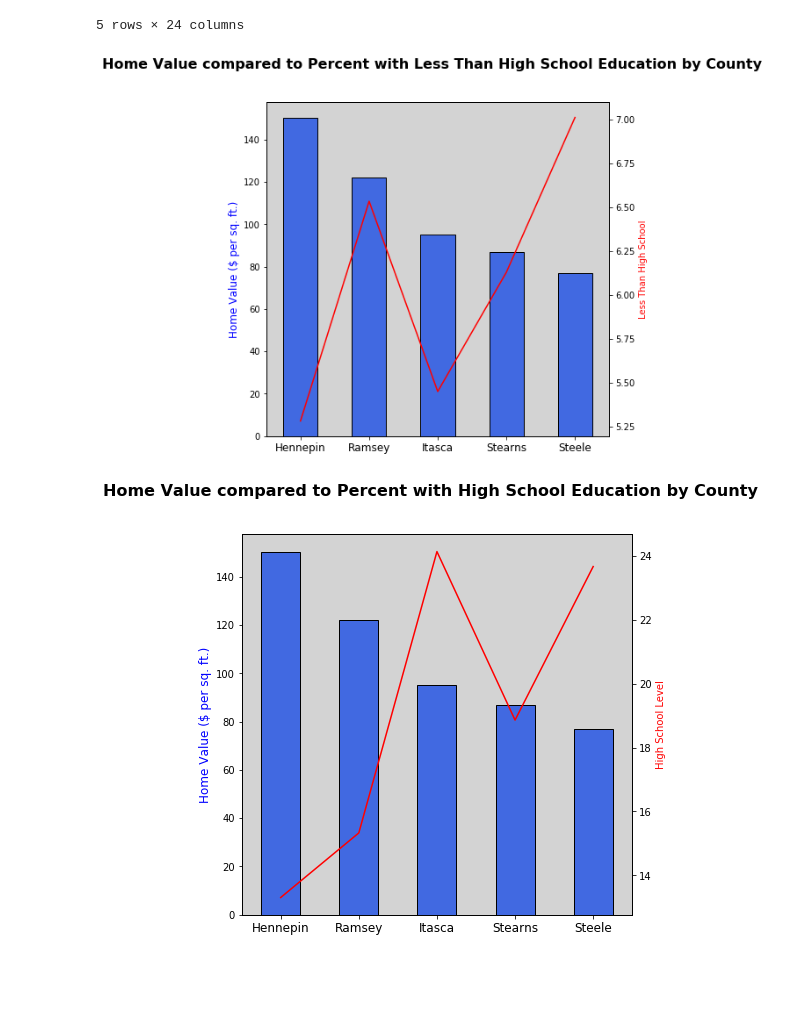
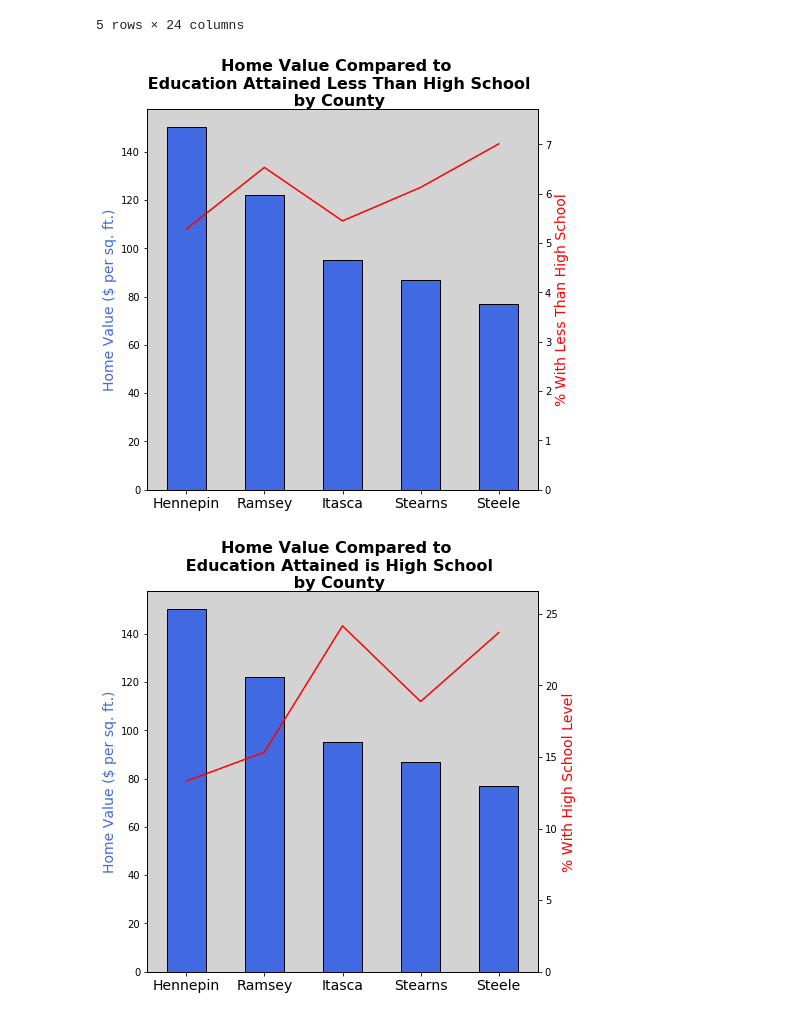
Before and after one commit to pogomike/project-one, a Jupyter notebook: Population_Poverty_Income_Education.ipynb, the cells around one changed output. Cells and saved outputs as stored; diff of their text form; code cells hidden in the pictures; blank space fills up the shorter version.

Commit message:
fixed scale on plots

```diff
--- a/Population_Poverty_Income_Education.ipynb
+++ b/Population_Poverty_Income_Education.ipynb
@@ -28,7 +28,7 @@ merge_df
 | 3 | 2010 | Stearns | 87 | 147927.0 |
 | 4 | 2010 | Steele | 77 | 36434.0 |
 # %%
-def myplot(plot_df,compare_val,big_title,x_title,left_y_title,right_y_title,outfile):
+def myplot(plot_df,compare_val,big_title,x_title,left_y_title,right_y_title,outfile,max_val):
     '''
           plot home-value(bar graph) with compare_val (line plot) against county
 
@@ -50,14 +50,14 @@ def myplot(plot_df,compare_val,big_title,x_title,left_y_title,right_y_title,outf
                                                           #set shared values
     x_axis=np.arange(0,len(home_val_df["County"]))
     ax1.set_xticks(x_axis)
-    ax1.set_xticklabels(merge_df["County"],fontsize=12,rotation=0)
+    ax1.set_xticklabels(merge_df["County"],fontsize=14,rotation=0)
     ax1.set_xlim(-.5, len(home_val_df["County"])-0.5)
 
     ax1.set_facecolor('lightgrey')                           #background
     #ax1.grid(color='white')
-
-    plt.ylabel(right_y_title,color='red')                      #set y axis titles
-    ax1.set_ylabel(left_y_title,color='blue',fontsize=12)
+    plt.ylim(0,max_val+max_val/10)
+    plt.ylabel(right_y_title,color='red',fontsize=14)                      #set y axis titles
+    ax1.set_ylabel(left_y_title,color='royalblue',fontsize=14)
     # ax2.set_ylabel("Population",color='red',fontsize=12)
     #ax1.yaxis.tick_left()
     #ax2.yaxis.tick_right()
@@ -126,16 +126,20 @@ merge4_df
 | 4 | 2010 | Steele | 77 | 36434.0 | 38.0 | 55321.0 | 25062.0 | ... |
 5 rows × 24 columns
 # %%
-myplot(merge4_df,"per_less_than_HS","Home Value compared to Percent with Less Than High School Education by County","County","Home Value ($ per sq. ft.)",
-       "Less Than High School","Output/Less_Than_High_School.png")
-myplot(merge4_df,"per_HS","Home Value compared to Percent with High School Education by County","County","Home Value ($ per sq. ft.)",
-       "High School Level","Output/High_School.png")
-myplot(merge4_df,"per_some_college","Home Value compared to Percent with Some College or Associate's Degree by County","County","Home Value ($ per sq. ft.)",
-       "Some College or Associate's Degree","Output/AssociateDegree.png")
-myplot(merge4_df,"per_bachelors","Home Value compared to Education Bachelor's Degree by County","County","Home Value ($ per sq. ft.)",
-       "Bachelor's Degree","Output/Bachelor_Degree.png")
-myplot(merge4_df,"per_graduate","Home Value compared to Graduate or Professional Degree by County","County","Home Value ($ per sq. ft.)",
-       "Graduate or Professional Degree","Output/Graduate_Degree.png")
+myplot(merge4_df,"per_less_than_HS","Home Value Compared to\n Education Attained Less Than High School\n by County","County","Home Value ($ per sq. ft.)",
+       "% With Less Than High School","Output/Less_Than_High_School.png",merge4_df["per_less_than_HS"].max())
+
+myplot(merge4_df,"per_HS","Home Value Compared to\n Education Attained is High School\n by County","County","Home Value ($ per sq. ft.)",
+       "% With High School Level","Output/High_School.png",merge4_df["per_HS"].max())
+
+myplot(merge4_df,"per_some_college","Home Value Compared to\n Education Attained is Some College or\n Associate's Degree by County","County","Home Value ($ per sq. ft.)",
+       "% With Some College or Associate's Degree","Output/AssociateDegree.png",merge4_df["per_some_college"].max())
+
+myplot(merge4_df,"per_bachelors","Home Value Compared to\n Education Attained is a Bachelor's Degree\n by County","County","Home Value($ per sq. ft.)",
+       "% With Bachelor's Degree","Output/Bachelor_Degree.png",merge4_df["per_bachelors"].max())
+
+myplot(merge4_df,"per_graduate","Home Value Compared to\n Education Attained is Graduate or\n Professional Degree by County","County","Home Value ($ per sq. ft.)",
+       "% With Graduate or Professional Degree","Output/Graduate_Degree.png",merge4_df["per_graduate"].max())
 # %% [output]
-[figure, old version]
+[figure, new version]
-[figure, old version]
+[figure, new version]
```
Also changed, not shown: parts of 7 cells of this notebook, 8 other files.
